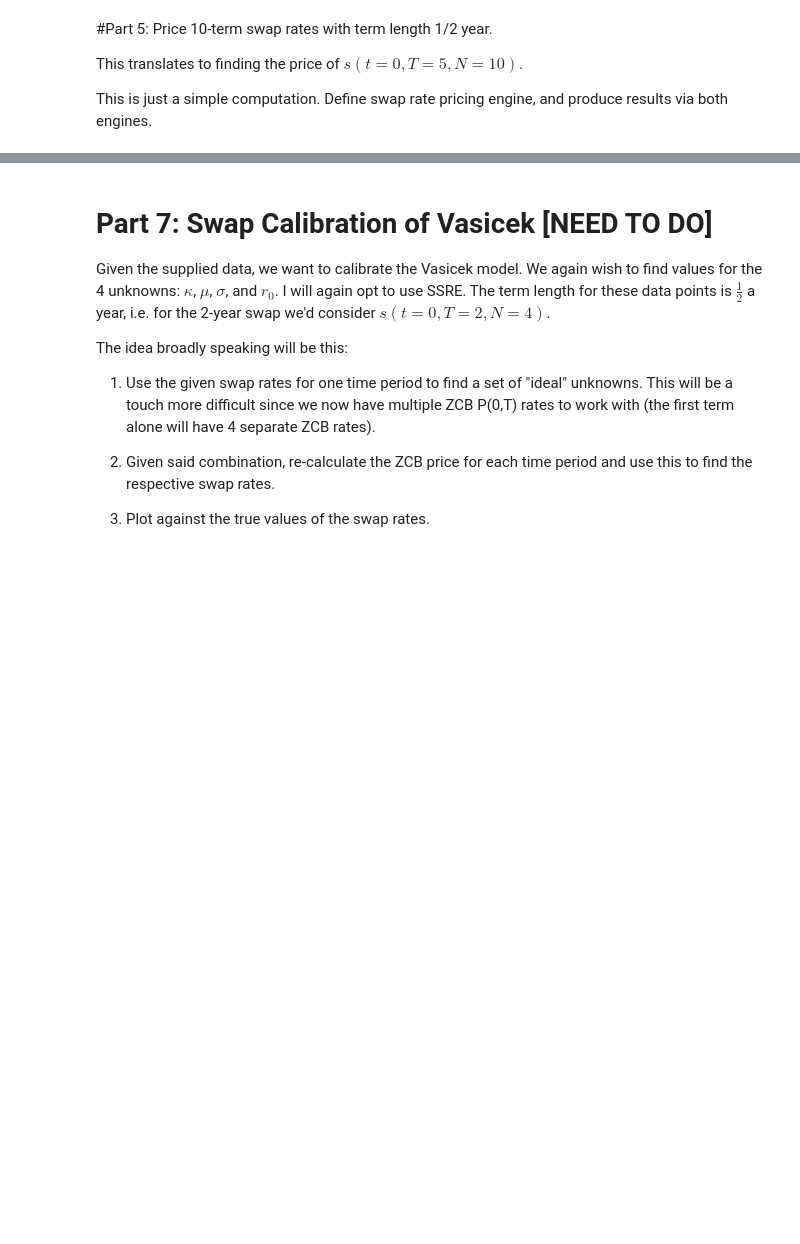
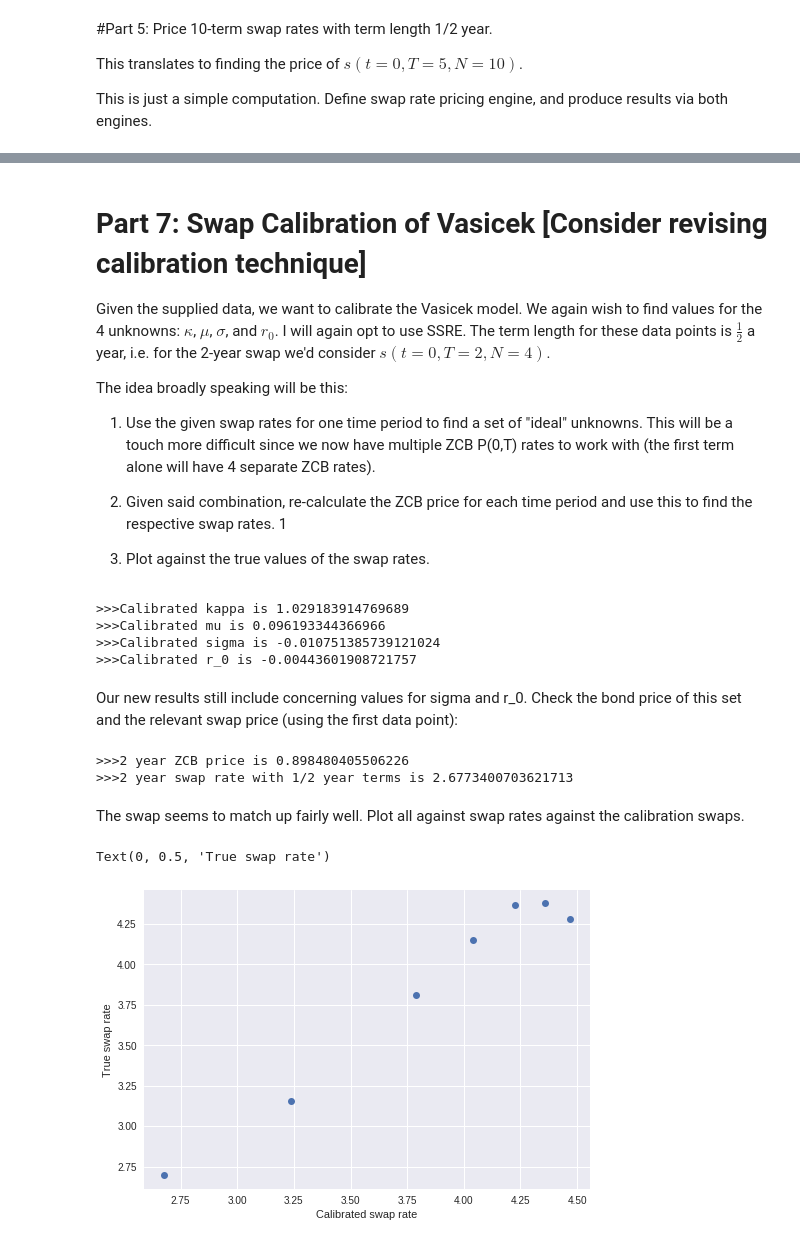
Before and after one commit to TALeonard/19ma573thomasleonard, a Jupyter notebook: src/hw7_vasicek_calibration_v02.ipynb, the cells around one changed output, grey strips where cells are left out. Cells and saved outputs as stored; diff of their text form; code cells hidden in the pictures; blank space fills up the shorter version.

```diff
--- a/src/hw7_vasicek_calibration_v02.ipynb
+++ b/src/hw7_vasicek_calibration_v02.ipynb
@@ -193,5 +299,5 @@ The idea broadly speaking will be this:
 # %% [markdown]
-# Part 7: Swap Calibration of Vasicek [NEED TO DO]
+# Part 7: Swap Calibration of Vasicek [Consider revising calibration technique]
 
 Given the supplied data, we want to calibrate the Vasicek model. We again wish to find values for the 4 unknowns: $\kappa$, $\mu$, $\sigma$, and $r_{0}$. I will again opt to use SSRE. The term length for these data points is $\frac{1}{2}$ a year, i.e. for the 2-year swap we'd consider $s(t=0,T=2,N=4)$.
 
@@ -200,5 +306,15 @@ The idea broadly speaking will be this:
 1. Use the given swap rates for one time period to find a set of "ideal" unknowns. This will be a touch more difficult since we now have multiple ZCB P(0,T) rates to work with (the first term alone will have 4 separate ZCB rates).
 
 2. Given said combination, re-calculate the ZCB price for each time period and use this to find the respective swap rates.
-
+1
 3. Plot against the true values of the swap rates.
+# %%
+dfSwapRate = pd.DataFrame({'term (year)': [2, 3, 5, 7, 10, 15, 30],
+                          '20081029 rate(%)': [2.6967, 3.1557, 3.8111, 4.1497, 4.3638, 4.3753, 4.2772],
+                          '20110214 rate(%)': [1.0481, 1.5577, 2.5569, 3.1850, 3.7225, 4.1683, 4.4407]
+                          })
+
+swap_2008_10_29 = [2.6967, 3.1557, 3.8111, 4.1497, 4.3638, 4.3753, 4.2772]
+swap_2011_02_14 = [1.0481, 1.5577, 2.5569, 3.1850, 3.7225, 4.1683, 4.4407]
+swap_maturities = [2, 3, 5, 7, 10, 15, 30]
+swap_terms = [4, 6, 10, 14, 20, 30, 60]
@@ -204,0 +342,48 @@ The idea broadly speaking will be this:
+# %%
+calibrated_theta_swap = swap_calibration(swap_2008_10_29,swap_maturities,swap_terms)
+
+print(">>>Calibrated kappa is " + str(calibrated_theta_swap[0]))
+print(">>>Calibrated mu is " + str(calibrated_theta_swap[1]))
+print(">>>Calibrated sigma is " + str(calibrated_theta_swap[2]))
+print(">>>Calibrated r_0 is " + str(calibrated_theta_swap[3]))
+# %% [output]
+>>>Calibrated kappa is 1.029183914769689
+>>>Calibrated mu is 0.096193344366966
+>>>Calibrated sigma is -0.010751385739121024
+>>>Calibrated r_0 is -0.00443601908721757
+# %% [markdown]
+Our new results still include concerning values for sigma and r_0. Check the bond price of this set and the relevant swap price (using the first data point):
+# %%
+c_kappa_s = calibrated_theta_swap[0]
+c_mu_s = calibrated_theta_swap[1]
+c_sigma_s = calibrated_theta_swap[2]
+c_r0_s = calibrated_theta_swap[3]
+
+bond_s = zcb_price_explicit(2,c_kappa_s, c_mu_s, c_sigma_s, c_r0_s)
+
+swap_2_year_c = swap_price_explicit(swap_maturities[0], swap_terms[0], c_kappa_s, c_mu_s, c_sigma_s, c_r0_s)
+
+print(">>>2 year ZCB price is " + str(bond_s))
+print(">>>2 year swap rate with 1/2 year terms is " + str(swap_2_year_c))
+# %% [output]
+>>>2 year ZCB price is 0.898480405506226
+>>>2 year swap rate with 1/2 year terms is 2.6773400703621713
+# %% [markdown]
+The swap seems to match up fairly well. Plot all against swap rates against the calibration swaps.
+# %%
+swap_2008_10_29 = [2.6967, 3.1557, 3.8111, 4.1497, 4.3638, 4.3753, 4.2772]
+swap_maturities = [2, 3, 5, 7, 10, 15, 30]
+swap_terms = [4, 6, 10, 14, 20, 30, 60]
+
+x_var = np.zeros(len(swap_2008_10_29))
+
+for i in range(len(x_var)):
+  c_bond_price = zcb_price_explicit(swap_maturities[i], c_kappa_s, c_mu_s, c_sigma_s, c_r0_s)
+  x_var[i] = swap_price_explicit(swap_maturities[i], swap_terms[i], c_kappa_s, c_mu_s, c_sigma_s, c_r0_s)
+
+plt.plot(x_var,swap_2008_10_29,'o')
+plt.xlabel('Calibrated swap rate')
+plt.ylabel('True swap rate')
+# %% [output]
+Text(0, 0.5, 'True swap rate')
+[figure, added]
```
Also changed, not shown: parts of 20 cells of this notebook.
